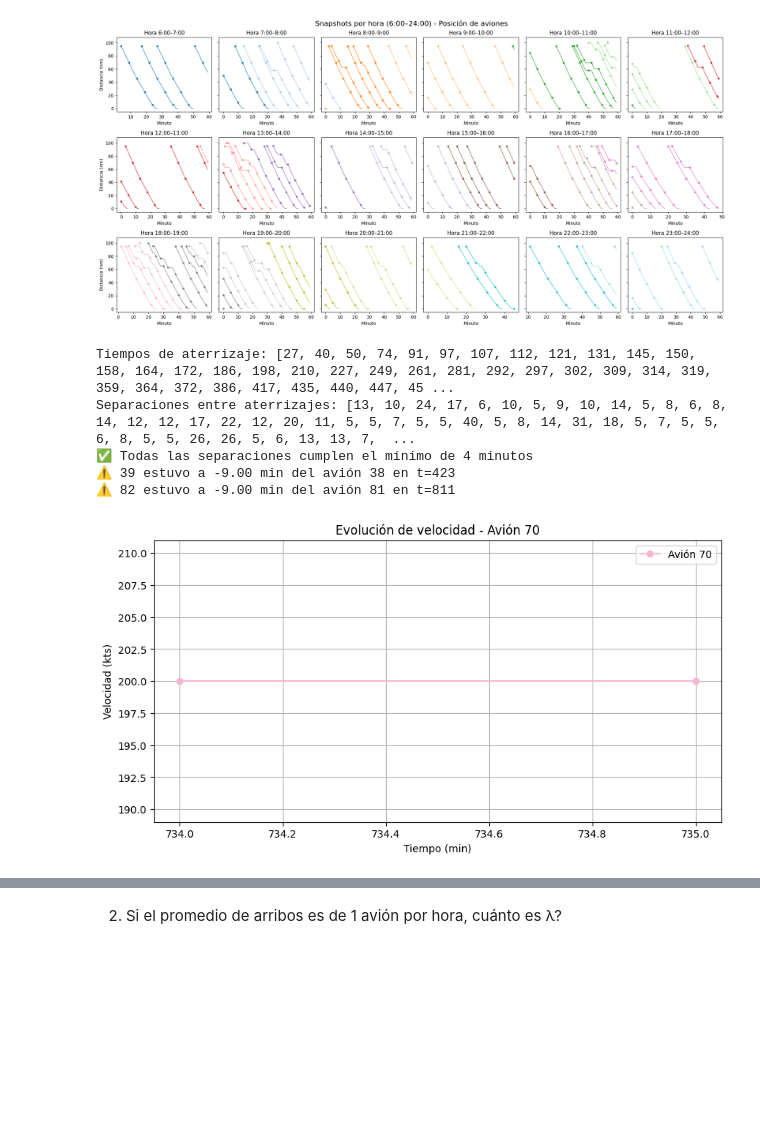
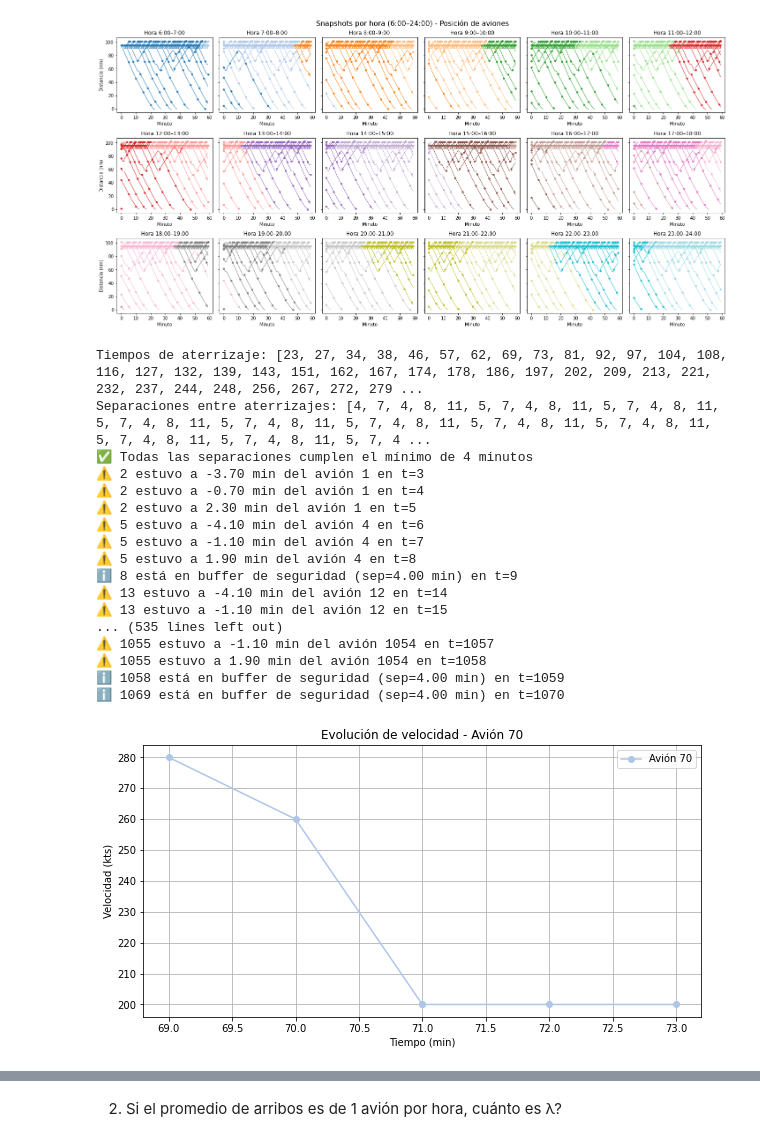
Before and after one commit to manumarlats408/TP1_ACN, a Jupyter notebook: TP1_V2_Limpio.ipynb, the cells around one changed output, grey strips where cells are left out. Drawn from its saved outputs; the diff is of its cells as text; code cells hidden in the pictures; blank space fills up the shorter version.

```diff
--- a/TP1_V2_Limpio.ipynb
+++ b/TP1_V2_Limpio.ipynb
@@ -245,7 +245,7 @@ class AEP:
 
                 if separacion < MIN_ESPACIO:
                     # ahora se ajusta a la velocidad del avión de adelante - 20
-                    velocidad = avion_adelante.velocidad_kts - 20
+                    velocidad = avion.velocidad_kts - 20
 
                     if velocidad < vmin:
                         # 🚨 no puede → retrocede
@@ -490,39 +490,51 @@ def debug_trayectoria(aviones, avion_id):
 
 
 
 
 
 
 # =========================
 # Ejemplo de uso
 # =========================
 if __name__ == "__main__":
-    aviones = simular_trayectorias(lambda_hora=0.1, duracion_horas=18)
+    aviones = simular_trayectorias(lambda_hora=1, duracion_horas=18)
     colores=graficar_snapshots(aviones, duracion_horas=18)
     verificar_separaciones(aviones, min_sep=4)  #en pista
     verificar_separacion_en_vuelo(aviones)               # en vuelo
     mostrar_velocidades(aviones, avion_id=70, colores = colores)
     debug_trayectoria(aviones, 1)
     debug_trayectoria(aviones, 2)
     debug_trayectoria(aviones, 4)
     debug_trayectoria(aviones, 5)
     debug_trayectoria(aviones, 6)
     debug_trayectoria(aviones, 7)
     debug_trayectoria(aviones, 8)
     debug_trayectoria(aviones, 9)
     debug_trayectoria(aviones, 10)
     debug_trayectoria(aviones, 11)
     debug_trayectoria(aviones, 12)
     debug_trayectoria(aviones, 13)
     debug_trayectoria(aviones, 14)
     debug_trayectoria(aviones, 15)
     debug_trayectoria(aviones, 29)
 # %% [output]
-[figure, old version]
+[figure, new version]
-Tiempos de aterrizaje: [27, 40, 50, 74, 91, 97, 107, 112, 121, 131, 145, 150, 158, 164, 172, 186, 198, 210, 227, 249, 261, 281, 292, 297, 302, 309, 314, 319, 359, 364, 372, 386, 417, 435, 440, 447, 45 ...
-Separaciones entre aterrizajes: [13, 10, 24, 17, 6, 10, 5, 9, 10, 14, 5, 8, 6, 8, 14, 12, 12, 17, 22, 12, 20, 11, 5, 5, 7, 5, 5, 40, 5, 8, 14, 31, 18, 5, 7, 5, 5, 6, 8, 5, 5, 26, 26, 5, 6, 13, 13, 7,  ...
+Tiempos de aterrizaje: [23, 27, 34, 38, 46, 57, 62, 69, 73, 81, 92, 97, 104, 108, 116, 127, 132, 139, 143, 151, 162, 167, 174, 178, 186, 197, 202, 209, 213, 221, 232, 237, 244, 248, 256, 267, 272, 279 ...
+Separaciones entre aterrizajes: [4, 7, 4, 8, 11, 5, 7, 4, 8, 11, 5, 7, 4, 8, 11, 5, 7, 4, 8, 11, 5, 7, 4, 8, 11, 5, 7, 4, 8, 11, 5, 7, 4, 8, 11, 5, 7, 4, 8, 11, 5, 7, 4, 8, 11, 5, 7, 4, 8, 11, 5, 7, 4 ...
 ✅ Todas las separaciones cumplen el mínimo de 4 minutos
-⚠️ 39 estuvo a -9.00 min del avión 38 en t=423
-⚠️ 82 estuvo a -9.00 min del avión 81 en t=811
+⚠️ 2 estuvo a -3.70 min del avión 1 en t=3
+⚠️ 2 estuvo a -0.70 min del avión 1 en t=4
+⚠️ 2 estuvo a 2.30 min del avión 1 en t=5
+⚠️ 5 estuvo a -4.10 min del avión 4 en t=6
+⚠️ 5 estuvo a -1.10 min del avión 4 en t=7
+⚠️ 5 estuvo a 1.90 min del avión 4 en t=8
+ℹ️ 8 está en buffer de seguridad (sep=4.00 min) en t=9
+⚠️ 13 estuvo a -4.10 min del avión 12 en t=14
+⚠️ 13 estuvo a -1.10 min del avión 12 en t=15
+... (535 lines left out)
+⚠️ 1055 estuvo a -1.10 min del avión 1054 en t=1057
+⚠️ 1055 estuvo a 1.90 min del avión 1054 en t=1058
+ℹ️ 1058 está en buffer de seguridad (sep=4.00 min) en t=1059
+ℹ️ 1069 está en buffer de seguridad (sep=4.00 min) en t=1070
-[figure, old version]
+[figure, new version]
 --- Debug de trayectoria: Avión 1 ---
```
Also changed, not shown: parts of 2 cells of this notebook.
